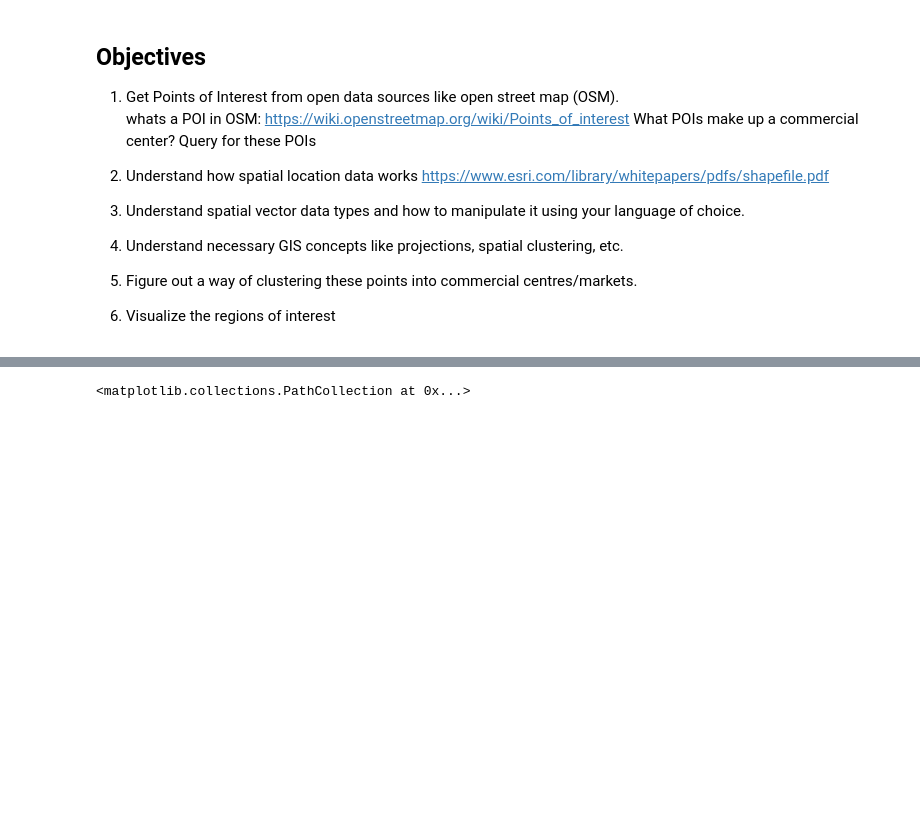
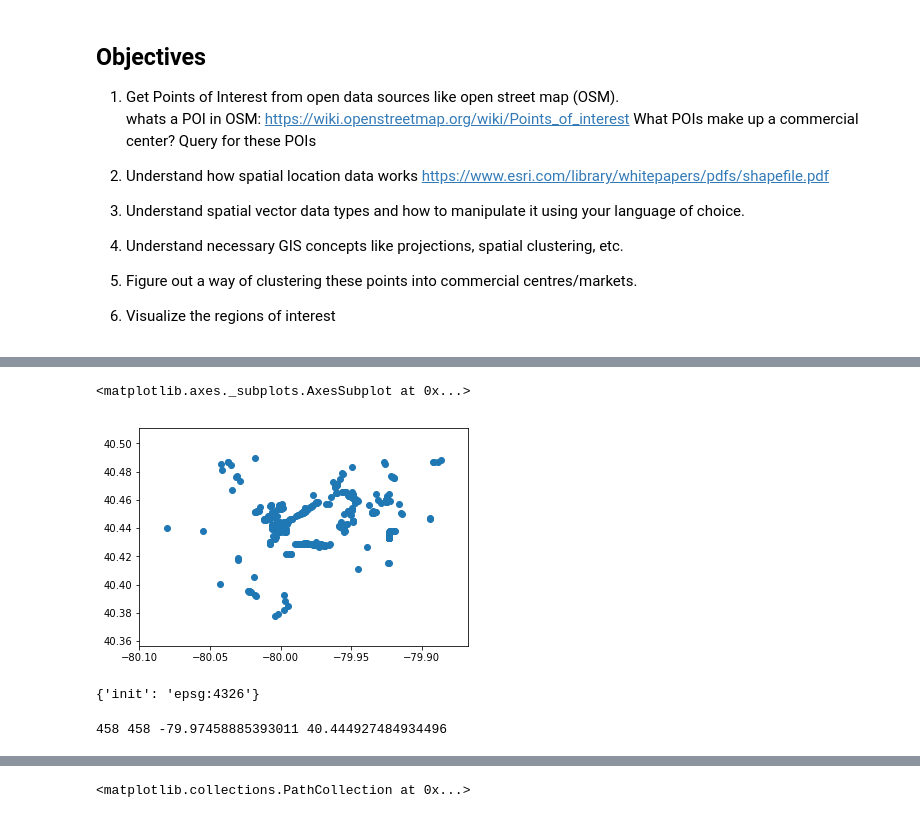
Before and after one commit to virenbajaj/Pittsburghs-Commercial-Clusters, a Jupyter notebook: Commercial Centers.ipynb, the cells around one changed output, grey strips where cells are left out. Drawn from its saved outputs; the diff is of its cells as text; code cells hidden in the pictures; blank space fills up the shorter version.

```diff
--- a/Commercial Centers.ipynb
+++ b/Commercial Centers.ipynb
@@ -59,0 +143,2 @@ result = api.query(querystr)
+# %%
+gdf = gpd.read_file('pgh.geojson')
@@ -59,0 +155,9 @@ result = api.query(querystr)
+# %%
+gdf.plot()
+# %% [output]
+<matplotlib.axes._subplots.AxesSubplot at 0x...>
+[figure, added]
+# %%
+gdf.crs
+# %% [output]
+{'init': 'epsg:4326'}
@@ -59,0 +167,6 @@ result = api.query(querystr)
+# %%
+lats =  gdf["geometry"][:].x
+lons = gdf["geometry"][:].y
+print(len(lats),len(lons), np.mean(lats), np.mean(lons))
+# %% [output]
+458 458 -79.97458885393011 40.444927484934496
```
Also changed, not shown: parts of 36 cells of this notebook, 35 other files.
